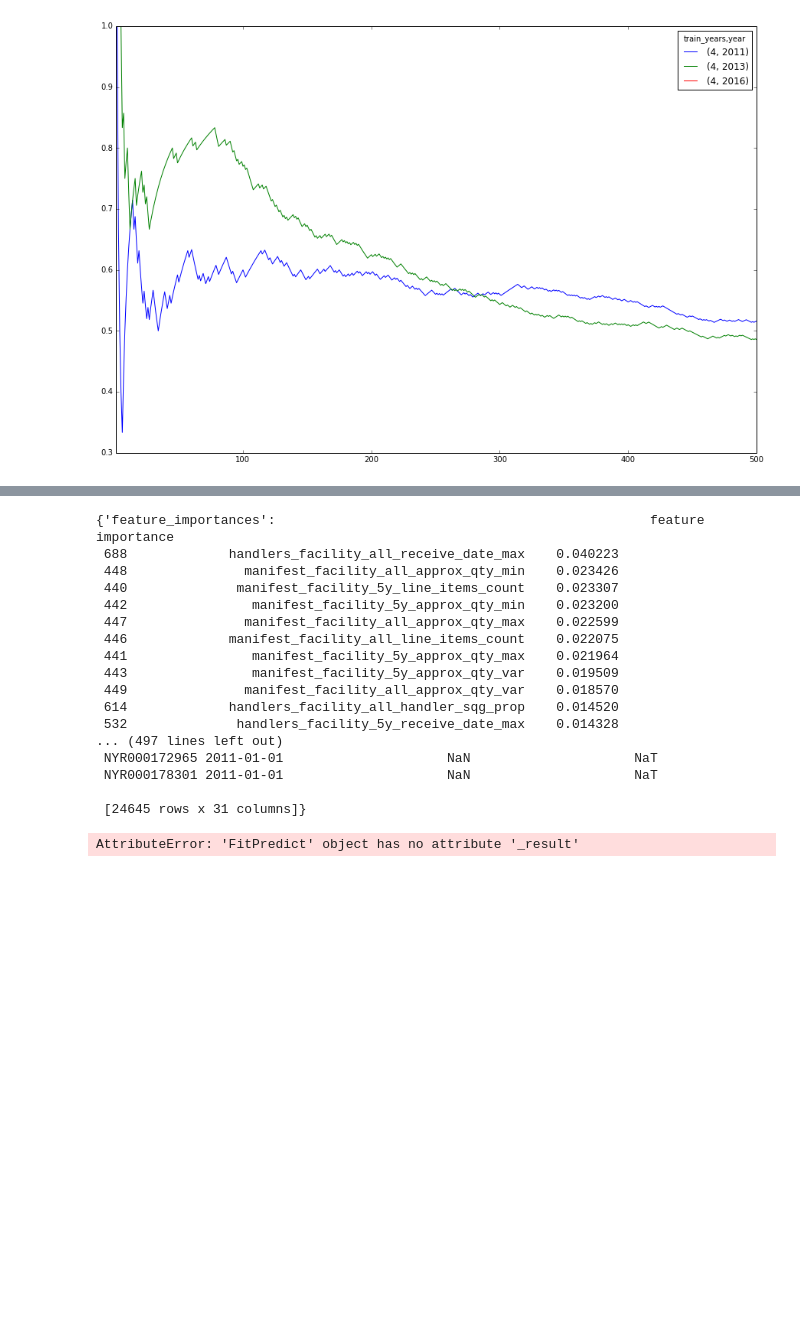
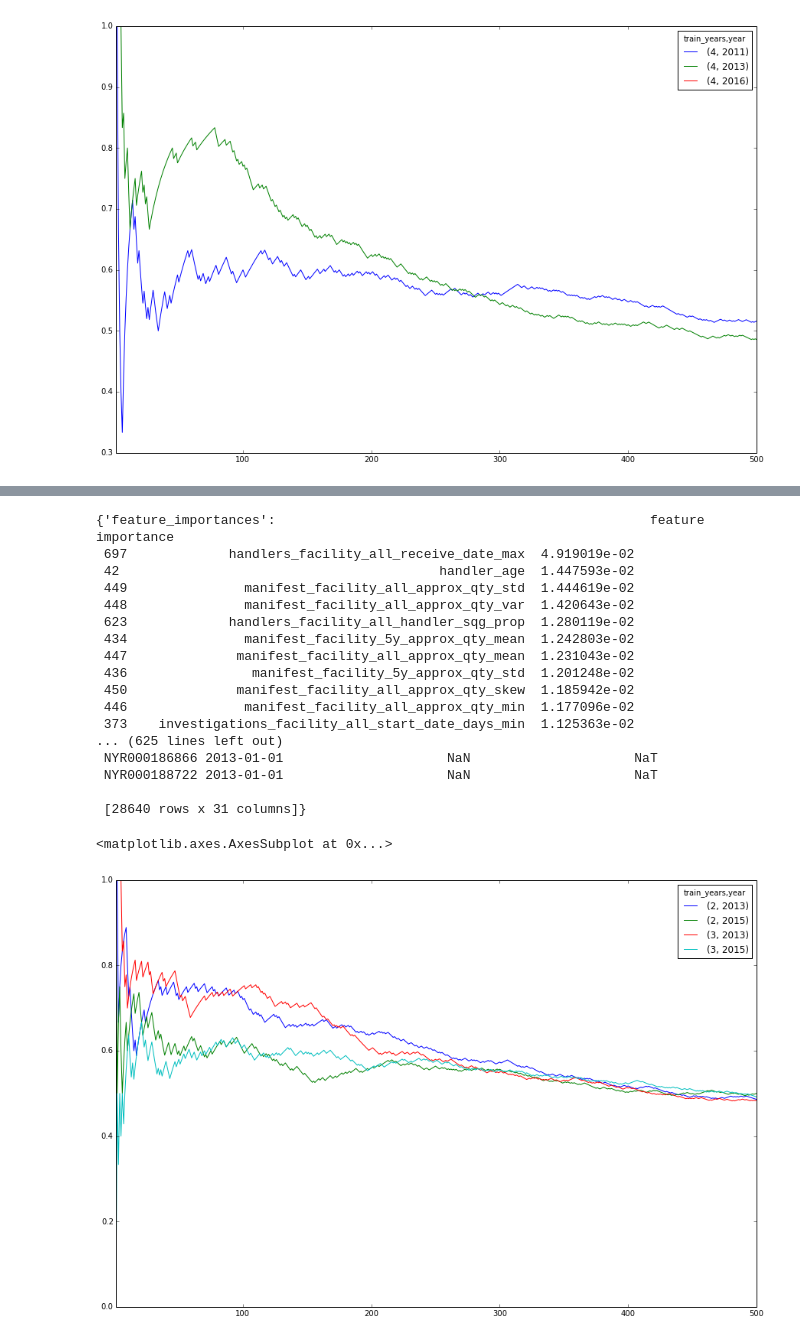
Before and after one commit to dssg/rcra, a Jupyter notebook: exploring/Untitled1.ipynb, the cells around one changed output, grey strips where cells are left out. Cells and saved outputs as stored; diff of their text form; code cells hidden in the pictures; blank space fills up the shorter version.

```diff
--- a/exploring/Untitled1.ipynb
+++ b/exploring/Untitled1.ipynb
@@ -248,24 +242,26 @@ df
 # %%
-model_set4[0].get_result()
+model_set4[2].get_result()
 # %% [output]
-{'feature_importances':                                                feature  importance
- 688             handlers_facility_all_receive_date_max    0.040223
- 448               manifest_facility_all_approx_qty_min    0.023426
- 440              manifest_facility_5y_line_items_count    0.023307
- 442                manifest_facility_5y_approx_qty_min    0.023200
- 447               manifest_facility_all_approx_qty_max    0.022599
- 446             manifest_facility_all_line_items_count    0.022075
- 441                manifest_facility_5y_approx_qty_max    0.021964
- 443                manifest_facility_5y_approx_qty_var    0.019509
- 449               manifest_facility_all_approx_qty_var    0.018570
- 614             handlers_facility_all_handler_sqg_prop    0.014520
- 532              handlers_facility_5y_receive_date_max    0.014328
-... (497 lines left out)
- NYR000172965 2011-01-01                     NaN                     NaT
- NYR000178301 2011-01-01                     NaN                     NaT
+{'feature_importances':                                                feature    importance
+ 697             handlers_facility_all_receive_date_max  4.919019e-02
+ 42                                         handler_age  1.447593e-02
+ 449               manifest_facility_all_approx_qty_std  1.444619e-02
+ 448               manifest_facility_all_approx_qty_var  1.420643e-02
+ 623             handlers_facility_all_handler_sqg_prop  1.280119e-02
+ 434               manifest_facility_5y_approx_qty_mean  1.242803e-02
+ 447              manifest_facility_all_approx_qty_mean  1.231043e-02
+ 436                manifest_facility_5y_approx_qty_std  1.201248e-02
+ 450              manifest_facility_all_approx_qty_skew  1.185942e-02
+ 446               manifest_facility_all_approx_qty_min  1.177096e-02
+ 373    investigations_facility_all_start_date_days_min  1.125363e-02
+... (625 lines left out)
+ NYR000186866 2013-01-01                     NaN                     NaT
+ NYR000188722 2013-01-01                     NaN                     NaT
 
- [24645 rows x 31 columns]}
+ [28640 rows x 31 columns]}
 # %%
-explore.apply(df.query('year < 2016'), model.precision_series, k=500, dropna=True).plot(figsize=(15,10))
+%matplotlib inline
+explore.apply(df.query('year == 2013 or year == 2015'), model.precision_series, k=500, dropna=True).plot(figsize=(15,10))
 # %% [output]
-AttributeError: 'FitPredict' object has no attribute '_result'
+<matplotlib.axes.AxesSubplot at 0x...>
+[figure, added]
```
Also changed, not shown: parts of 2 cells of this notebook, 2 other files.
